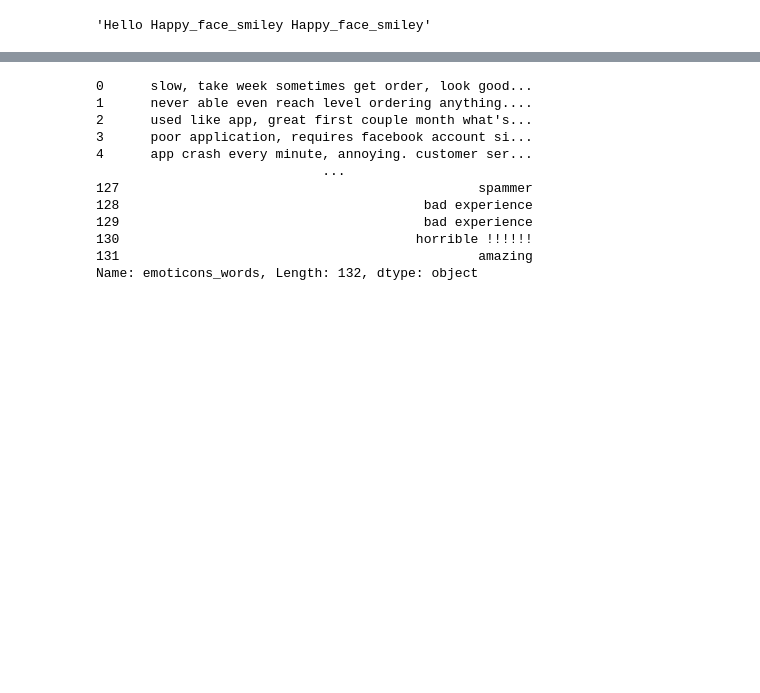
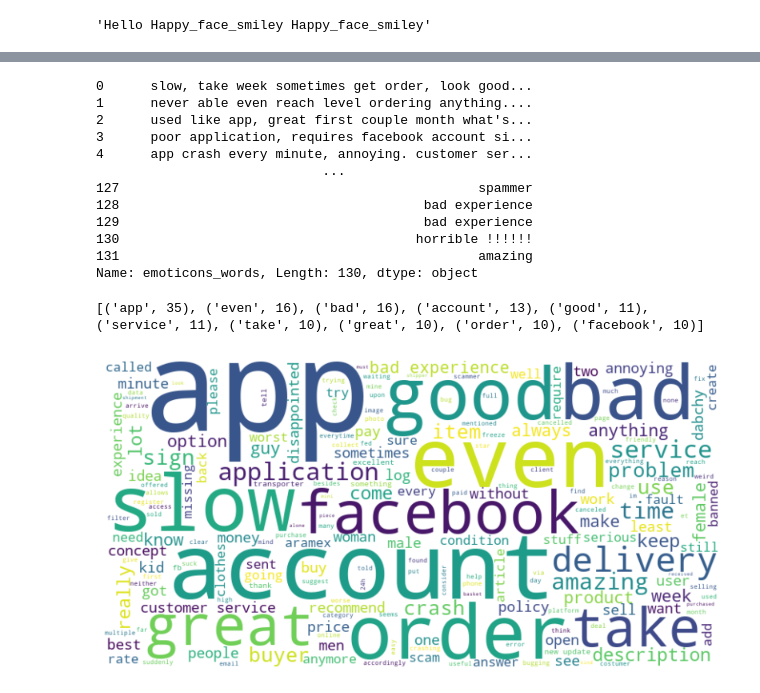
Before and after one commit to shamss778/Sentiment-Analysis-On-Dabchy-Reviews, a Jupyter notebook: preprocessing.ipynb, the cells around one changed output, grey strips where cells are left out. Drawn from its saved outputs; the diff is of its cells as text; code cells hidden in the pictures; blank space fills up the shorter version.

```diff
--- a/preprocessing.ipynb
+++ b/preprocessing.ipynb
@@ -8,3 +8,8 @@ import nltk
 import string
 pd.options.mode.chained_assignment = None
 from nltk.corpus import stopwords
+# %%
+full_df = pd.read_csv('app_reviews.csv',delimiter=';')
+print(full_df.shape)
+full_df = full_df.dropna(axis=0)
+print(full_df.shape)
@@ -31,4 +38,4 @@ print(df.head)
 # %%
-# df["text_lower"] = df["snippet"].str.lower()
+df["text_lower"] = df["snippet"].str.lower()
 print(df.head)
 # %% [output]
@@ -434,4 +452,22 @@ df["emoticons_words"]
 129                                       bad experience
 130                                      horrible !!!!!!
 131                                              amazing
-Name: emoticons_words, Length: 132, dtype: object
+Name: emoticons_words, Length: 130, dtype: object
+# %%
+from collections import Counter
+
+# Tokenize and count words
+word_counts = Counter(" ".join(df['no_chat_words']).split())
+print(word_counts.most_common(10))
+# %% [output]
+[('app', 35), ('even', 16), ('bad', 16), ('account', 13), ('good', 11), ('service', 11), ('take', 10), ('great', 10), ('order', 10), ('facebook', 10)]
+# %%
+from wordcloud import WordCloud
+
+wordcloud = WordCloud(width=800, height=400, background_color='white').generate(" ".join(df['no_chat_words']))
+plt.figure(figsize=(10, 5))
+plt.imshow(wordcloud, interpolation='bilinear')
+plt.axis('off')
+plt.show()
+# %% [output]
+[figure, added]
```
Also changed, not shown: parts of 9 cells of this notebook, 3 other files.
